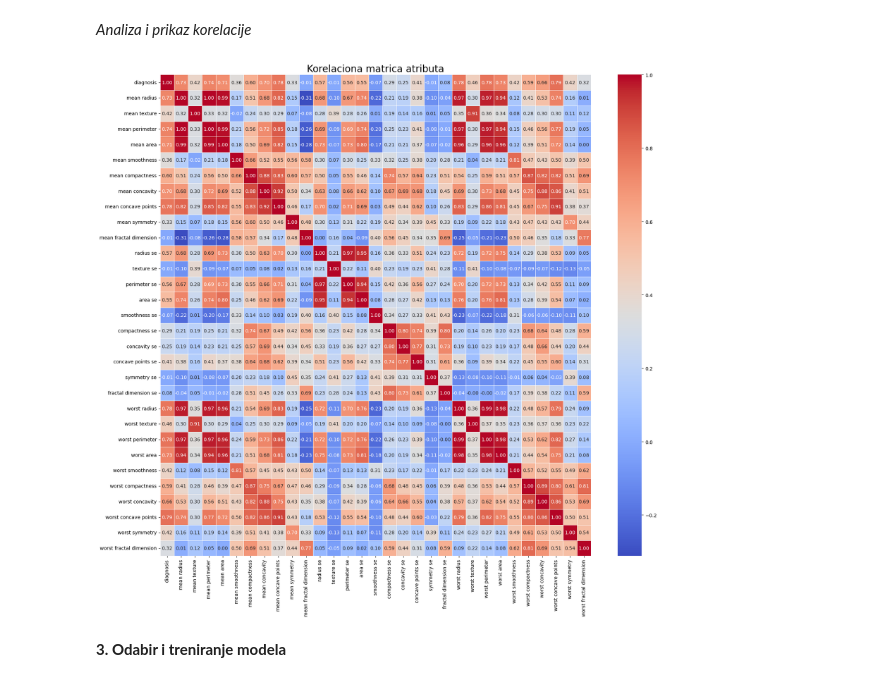
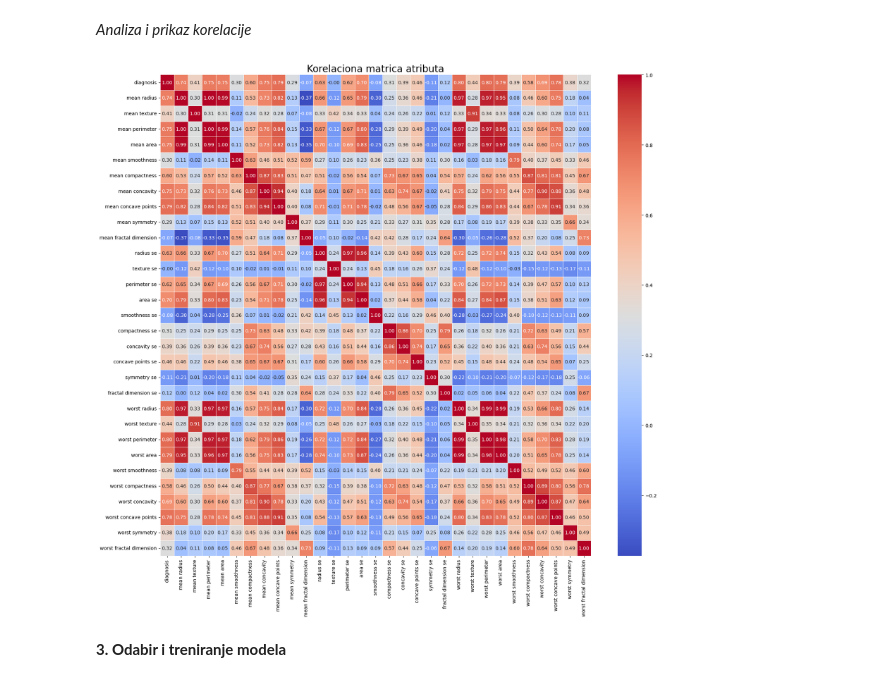
Before and after one commit to slokarsrdjan/Breast-Cancer-Classification, a Jupyter notebook: Breast Cancer Classification.ipynb, the cells around one changed output. Drawn from its saved outputs; the diff is of its cells as text; code cells hidden in the pictures.

```diff
--- a/Breast Cancer Classification.ipynb
+++ b/Breast Cancer Classification.ipynb
@@ -127,15 +127,15 @@ Oblik skupa podataka nakon uklanjanja anomalija: (495, 31)
 # %% [markdown]
 *Analiza i prikaz korelacije*
 # %%
-correlation_matrix = df.corr()
+correlation_matrix = df_no_outliers.corr()
 
 # Vizualizacija korelacione matrice
 plt.figure(figsize=(20, 18))
 sbn.heatmap(correlation_matrix, annot=True, cmap='coolwarm', fmt=".2f", linewidths=.5)
 plt.title('Korelaciona matrica atributa', fontsize=20)
 plt.show()
 # %% [output]
-[figure, old version]
+[figure, new version]
 # %% [markdown]
 **3. Odabir i treniranje modela**
 # %% [markdown]
```
Also changed, not shown: parts of 7 cells of this notebook.
